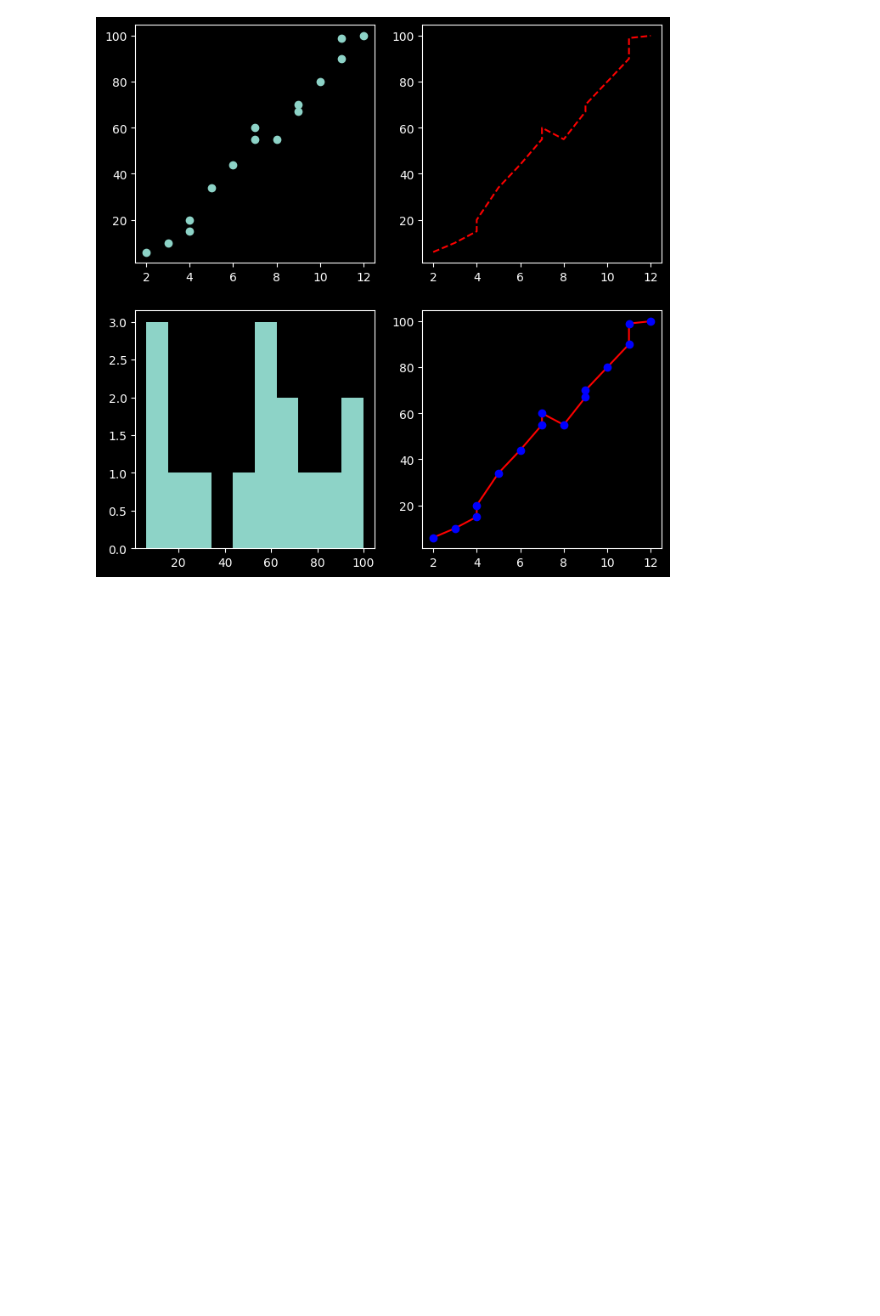
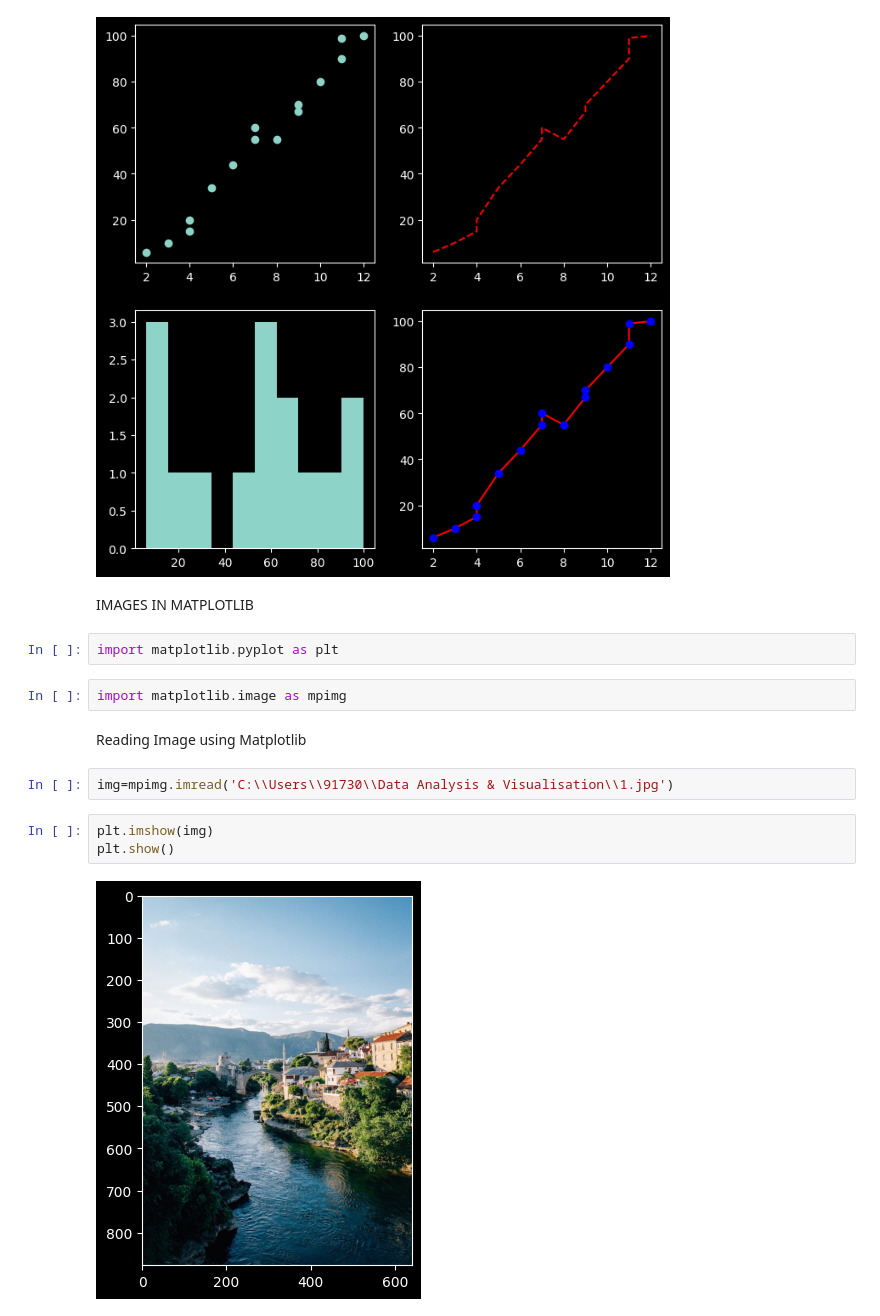
Before and after one commit to Ritika-K7/Data-Analysis-Visualisation, a Jupyter notebook: Matplotlib.ipynb, the cells around one changed output. Cells and saved outputs as stored; diff of their text form; blank space fills up the shorter version.

Commit message:
Image in Matplotlib

```diff
--- a/Matplotlib.ipynb
+++ b/Matplotlib.ipynb
@@ -651,3 +651,18 @@ plt.plot(study_hours,marks,'bo')
 # %% [output]
 [<matplotlib.lines.Line2D at 0x...>]
 [figure]
+# %% [markdown]
+IMAGES IN MATPLOTLIB
+# %%
+import matplotlib.pyplot as plt
+# %%
+import matplotlib.image as mpimg
+# %% [markdown]
+Reading Image using Matplotlib
+# %%
+img=mpimg.imread('C:\\Users\\91730\\Data Analysis & Visualisation\\1.jpg')
+# %%
+plt.imshow(img)
+plt.show()
+# %% [output]
+[figure, added]
```
Also changed, not shown: parts of 24 cells of this notebook, 4 other files.
